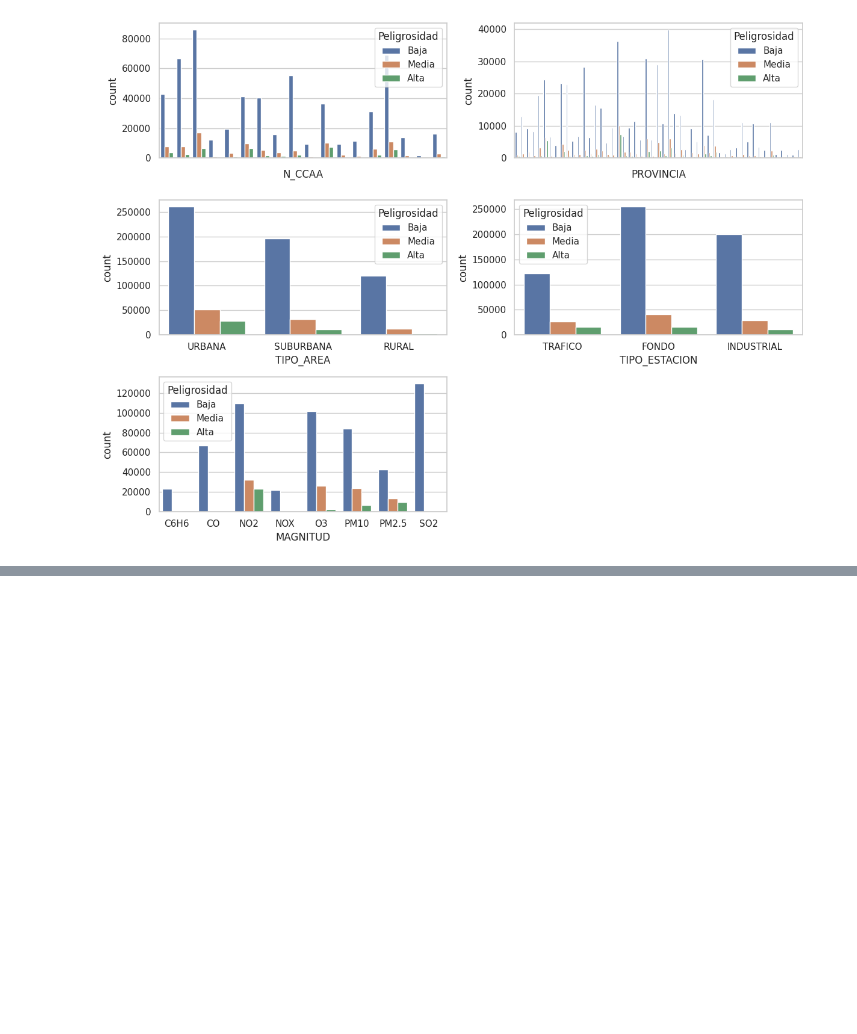
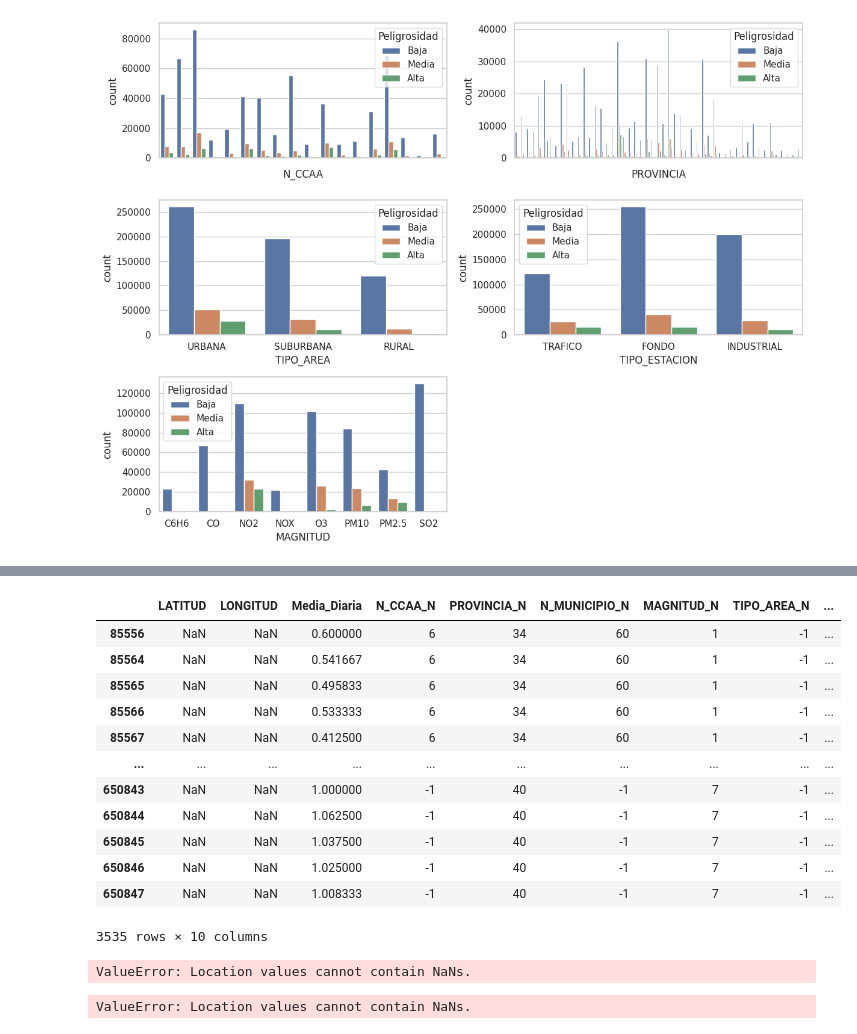
Before and after one commit to Pilizmt/Final-project-air-quality, a Jupyter notebook: src/EDA.ipynb, the cells around one changed output, grey strips where cells are left out. Cells and saved outputs as stored; diff of their text form; code cells hidden in the pictures; blank space fills up the shorter version.

```diff
--- a/src/EDA.ipynb
+++ b/src/EDA.ipynb
@@ -253,0 +293,49 @@ ValueError: could not convert string to float: 'PAÍS VASCO'
+# %%
+# Filtrar y mostrar las filas donde 'LONGITUD' es NaN
+filas_con_nan_longitud = clean_df[clean_df['LONGITUD'].isnull()]
+filas_con_nan_longitud
+# %% [output]
+|  | LATITUD | LONGITUD | Media_Diaria | N_CCAA_N | PROVINCIA_N | N_MUNICIPIO_N | MAGNITUD_N | TIPO_AREA_N | ... |
+| 85556 | NaN | NaN | 0.600000 | 6 | 34 | 60 | 1 | -1 | ... |
+| 85564 | NaN | NaN | 0.541667 | 6 | 34 | 60 | 1 | -1 | ... |
+| 85565 | NaN | NaN | 0.495833 | 6 | 34 | 60 | 1 | -1 | ... |
+| 85566 | NaN | NaN | 0.533333 | 6 | 34 | 60 | 1 | -1 | ... |
+| 85567 | NaN | NaN | 0.412500 | 6 | 34 | 60 | 1 | -1 | ... |
+| ... | ... | ... | ... | ... | ... | ... | ... | ... | ... |
+| 650843 | NaN | NaN | 1.000000 | -1 | 40 | -1 | 7 | -1 | ... |
+| 650844 | NaN | NaN | 1.062500 | -1 | 40 | -1 | 7 | -1 | ... |
+| 650845 | NaN | NaN | 1.037500 | -1 | 40 | -1 | 7 | -1 | ... |
+| 650846 | NaN | NaN | 1.025000 | -1 | 40 | -1 | 7 | -1 | ... |
+| 650847 | NaN | NaN | 1.008333 | -1 | 40 | -1 | 7 | -1 | ... |
+3535 rows × 10 columns
+# %%
+import folium
+# Crear un mapa base
+m = folium.Map(location=[factorize_df['LATITUD'].mean(), factorize_df['LONGITUD'].mean()], zoom_start=6)
+
+# Añadir puntos al mapa
+for idx, row in factorize_df.iterrows():
+    folium.Marker(location=[row['LATITUD'], row['LONGITUD']],
+                  popup=row['N_MUNICIPIO_N'] if 'NombrePunto' in factorize_df.columns else "Sin Nombre").add_to(m)
+
+# Guardar el mapa en un archivo HTML
+m.save('mapa.html')
+#Aqui no se ve nada, creo que hay qeu hacerlo en un navegador normal
+# Si descargamos en nuestro sistema y lo ejecutamos, abre directamente una web con el mapa creado
+# %% [output]
+ValueError: Location values cannot contain NaNs.
+# %%
+import folium
+
+# Supongamos que tu DataFrame se llama factorize_df
+# Crear un mapa centrado en el promedio de las latitudes y longitudes
+mapa = folium.Map(location=[factorize_df['LATITUD'].mean(), factorize_df['LONGITUD'].mean()], zoom_start=10)
+
+# Añadir puntos al mapa
+for idx, row in factorize_df.iterrows():
+    folium.Marker([row['LATITUD'], row['LONGITUD']]).add_to(mapa)
+
+# Guardar el mapa en un archivo HTML
+mapa.save("mapa.html")
+# %% [output]
+ValueError: Location values cannot contain NaNs.
```
Also changed, not shown: parts of 13 cells of this notebook, 4 other files.
